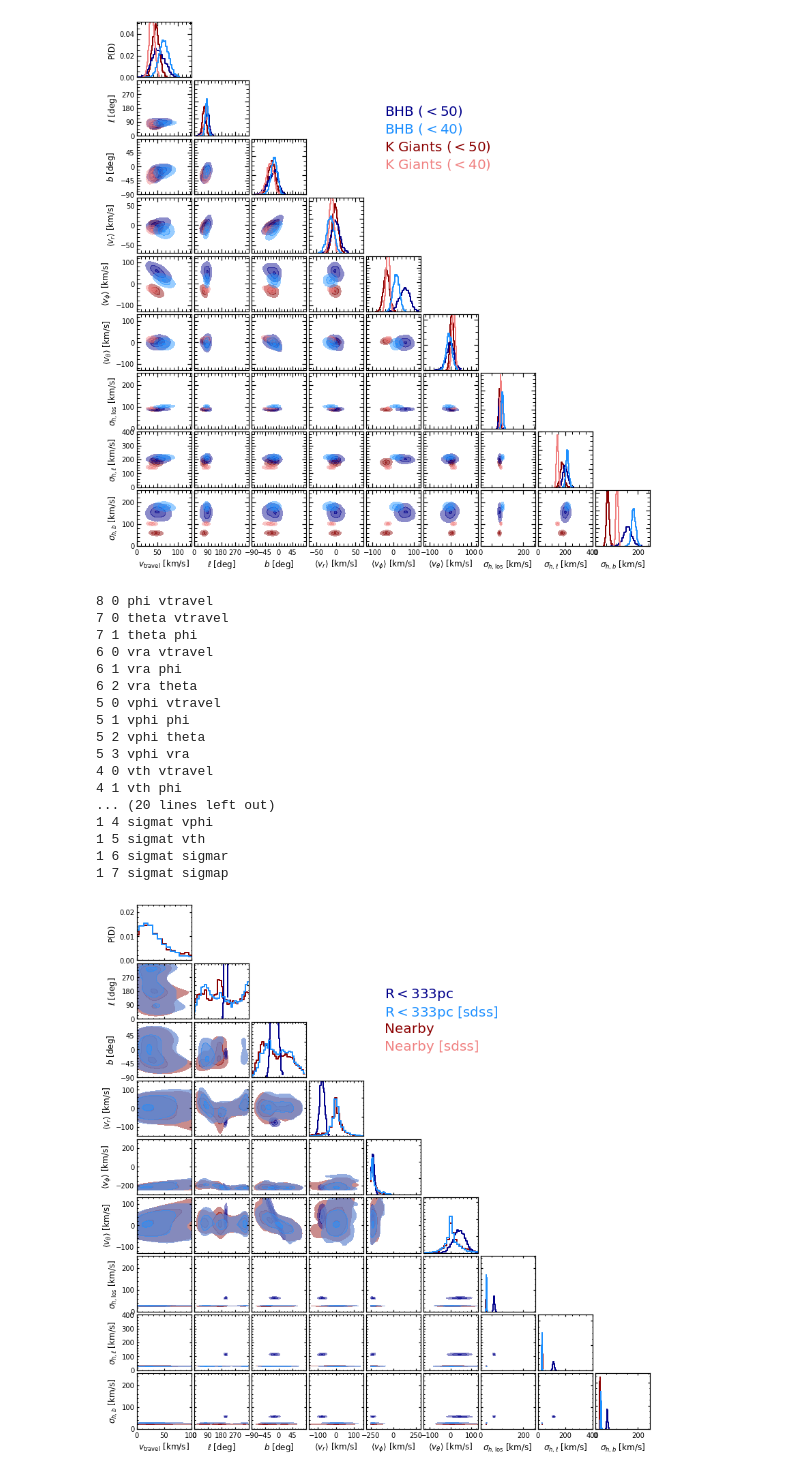
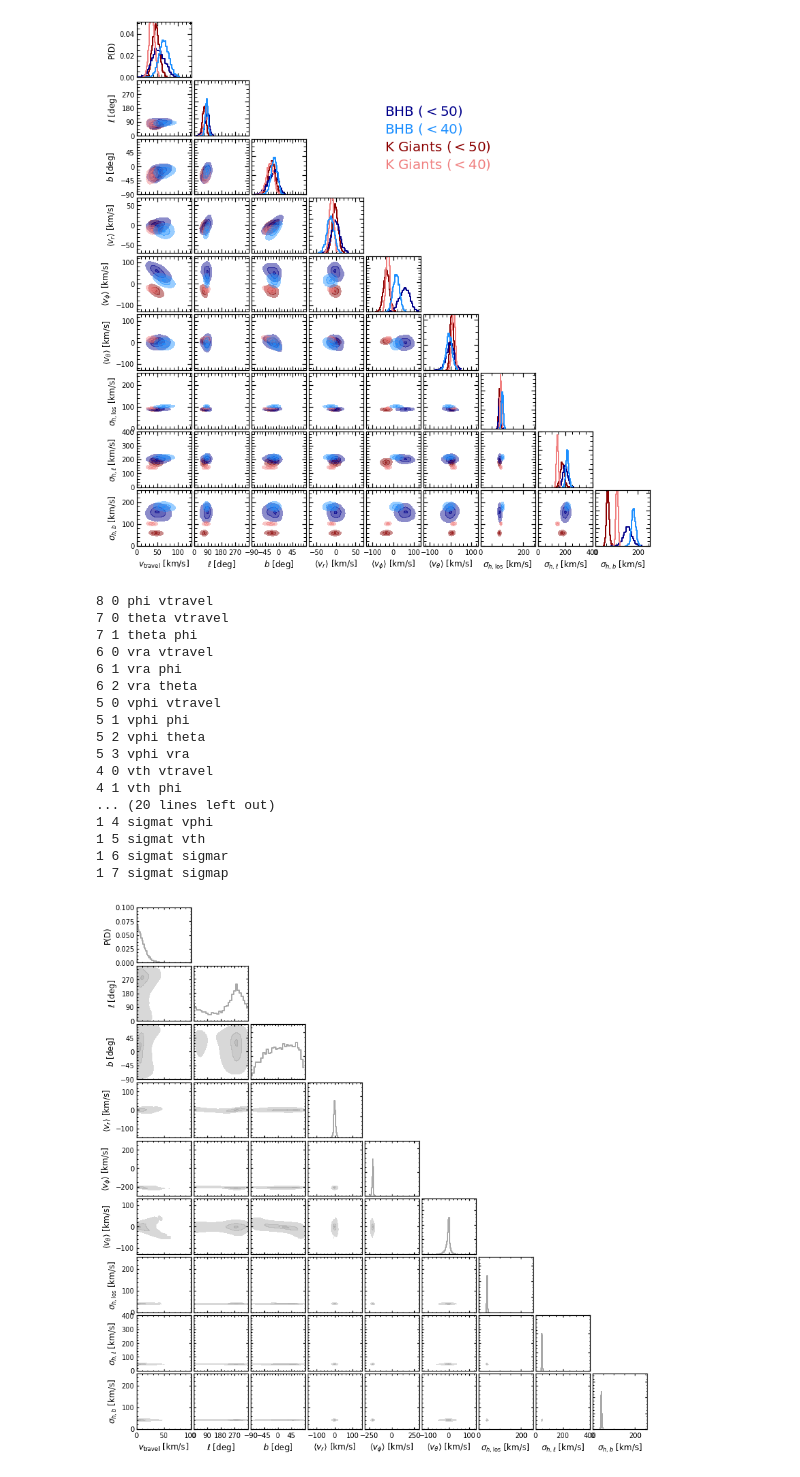
Before and after one commit to michael-petersen/ReflexMotion, a Jupyter notebook: Posterior-Plots.ipynb, the cells around one changed output. Drawn from its saved outputs; the diff is of its cells as text; code cells hidden in the pictures.

Commit message:
update posterior plots

```diff
--- a/Posterior-Plots.ipynb
+++ b/Posterior-Plots.ipynb
@@ -139,6 +139,10 @@ BHB = read_posterior(      '/Users/mpetersen/Dropbox/mike/data/BHBs_d050150_sgr2
 KGiants = read_posterior('/Users/mpetersen/Dropbox/mike/data/KGiants_d040150_sgr20_L3000_corr.posteriors')
 #SAT = read_posterior('/Users/mpetersen/Dropbox/mike/data/satellites_original_minimum.posteriors')
 BHB = read_posterior(      '/Users/mpetersen/Dropbox/mike/data/BHBs_d040150_sgr20_L3000_lanc_corr.posteriors')
+ALL = read_posterior('/Users/mpetersen/Dropbox/mike/data/all_d040150_sgr20_L3000_cov.posteriors')
+
+ALLSgr = read_posterior('/Users/mpetersen/Dropbox/mike/data/all_d040150_sgr20_L3000_cov_SgrA.posteriors')
+
 
 
 
@@ -157,7 +161,7 @@ def total_bounds(dictnames,cats):
 
 bounddict = total_bounds(dictnames,cats)
 # %%
-!ls /Users/mpetersen/Dropbox/mike/data/*_cov.posteriors
+!ls /Users/mpetersen/Dropbox/mike/data/*_corr.posteriors
 
 indir = '/Users/mpetersen/Dropbox/mike/data/'
 
@@ -165,4 +169,5 @@ N1 = read_posterior(indir+'fit_nearby_vel_sgr_cov.posteriors',shift=False)
 N1s = read_posterior(indir+'fit_nearby_sdss_vel_sgr_cov.posteriors',shift=False)
 N2 = read_posterior(indir+'fit_sphere333_vel_sgr_cov.posteriors',shift=False)
 N2s = read_posterior(indir+'fit_sphere333_sdss_vel_sgr_cov.posteriors',shift=False)
+N3 = read_posterior(indir+'sphere_gt2k_disk_sgr20_L3000_corr.posteriors',shift=False)
 # %% [output]
@@ -895,8 +904,8 @@ dictnames = [BHB,SAT,KGiants,ALL]
 colorlist = ['dodgerblue','cyan','indianred','silver']
 
 
-dictnames = [SAT,BHB,KGiants]
-colorlist = ['cyan','dodgerblue','indianred']
+dictnames = [SAT,BHB,KGiants,ALL]
+colorlist = ['cyan','dodgerblue','indianred','silver']
 
 
 # override angular bounddict coordinates to be homogeneous
@@ -1016,12 +1025,13 @@ for u1i,u1 in enumerate(usecats):
 
 tsize = 20
 
+plt.text( 0.5, 0.73, 'K Giants+Blue Horizontal Branch', color='silver',size=tsize,ha='left', va='top', transform=fig.transFigure )
 plt.text( 0.5, 0.76, 'Blue Horizonal Branch', color='dodgerblue',size=tsize,ha='left', va='top', transform=fig.transFigure )
 plt.text( 0.5, 0.79, 'K Giants', color='indianred',size=tsize,ha='left', va='top', transform=fig.transFigure )
 plt.text( 0.5, 0.82, 'Satellites', color='cyan',size=tsize,ha='left', va='top', transform=fig.transFigure )
 
 #plt.savefig('figures/suppFigure_filtered.png',dpi=300)
-plt.savefig('figures/suppFigure_minimum_mcconnachie_40.png',dpi=300)
+plt.savefig('figures/suppFigure_minimum_mcconnachie_40_all.png',dpi=300)
 # %% [output]
 8 0 phi vtravel
 7 0 theta vtravel
@@ -1949,9 +2131,9 @@ decoded = ['$v_{\\rm travel}$ [km/s]','$\ell$ [deg]','$b$ [deg]',\
           '$\\sigma_{h,{\\rm los}}$ [km/s]','$\\sigma_{h,\ell}$ [km/s]','$\\sigma_{h,b}$ [km/s]']
 
 
-dictnames = [N1,N2,N1s,N2s]
+dictnames = [N3]#N1,N2,N1s,N2s]
 colorlist = ['darkred','darkblue','lightcoral','dodgerblue']
-
+colorlist = ['darkgray']
 
 
 
@@ -1982,7 +2164,7 @@ dx = 0.83/ncats
 dy = 0.85/ncats
 buf = 0.005
 
-binset = [75.,92.,99.5]
+binset = [50.,92.,99.5]
 
 for u1i,u1 in enumerate(usecats):
     for u2i,u2 in enumerate(usecats):
@@ -2068,39 +2250,39 @@ for u1i,u1 in enumerate(usecats):
 
     ax.yaxis.set_ticks_position('both')
     ax.xaxis.set_ticks_position('both')
     ax.tick_params(axis="y",which='both',direction="in")
     ax.tick_params(axis="x",which='both',direction="in",pad=5)
 
 
 tsize = 20
 
-plt.text( 0.5, 0.82, 'R$<333$pc', color='darkblue',size=tsize,ha='left', va='top', transform=fig.transFigure )
-plt.text( 0.5, 0.79, 'R$<333$pc [sdss]', color='dodgerblue',size=tsize,ha='left', va='top', transform=fig.transFigure )
-plt.text( 0.5, 0.76, 'Nearby', color='darkred',size=tsize,ha='left', va='top', transform=fig.transFigure )
-plt.text( 0.5, 0.73, 'Nearby [sdss]', color='lightcoral',size=tsize,ha='left', va='top', transform=fig.transFigure )
+#plt.text( 0.5, 0.82, 'R$<333$pc', color='darkblue',size=tsize,ha='left', va='top', transform=fig.transFigure )
+#plt.text( 0.5, 0.79, 'R$<333$pc [sdss]', color='dodgerblue',size=tsize,ha='left', va='top', transform=fig.transFigure )
+#plt.text( 0.5, 0.76, 'Nearby', color='darkred',size=tsize,ha='left', va='top', transform=fig.transFigure )
+#plt.text( 0.5, 0.73, 'Nearby [sdss]', color='lightcoral',size=tsize,ha='left', va='top', transform=fig.transFigure )
 
 
 
-plt.savefig('figures/comp_nearby.png',dpi=300)
+plt.savefig('figures/disc_stars.png',dpi=300)
 # %% [output]
 8 0 phi vtravel
 7 0 theta vtravel
 7 1 theta phi
 6 0 vra vtravel
 6 1 vra phi
 6 2 vra theta
 5 0 vphi vtravel
 5 1 vphi phi
 5 2 vphi theta
 5 3 vphi vra
 4 0 vth vtravel
 4 1 vth phi
 ... (20 lines left out)
 1 4 sigmat vphi
 1 5 sigmat vth
 1 6 sigmat sigmar
 1 7 sigmat sigmap
-[figure, old version]
+[figure, new version]
 # %%
 
 def report_posteriors(posteriors):
```
Also changed, not shown: parts of 6 cells of this notebook, 6 other files.
